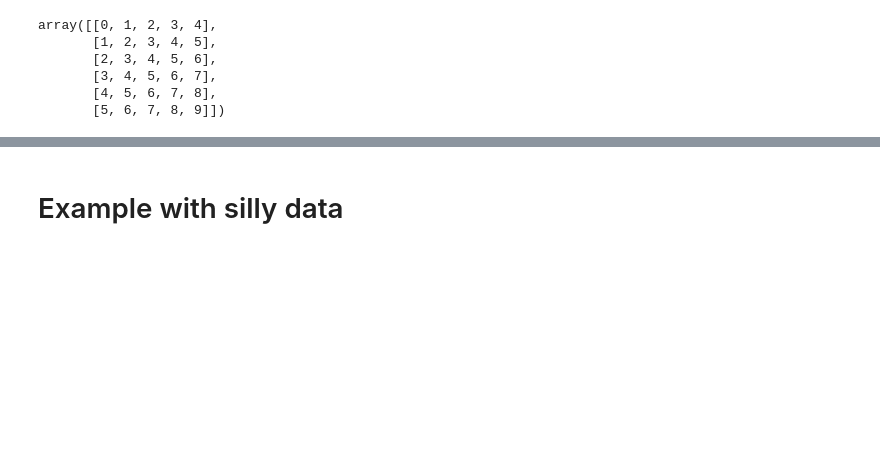
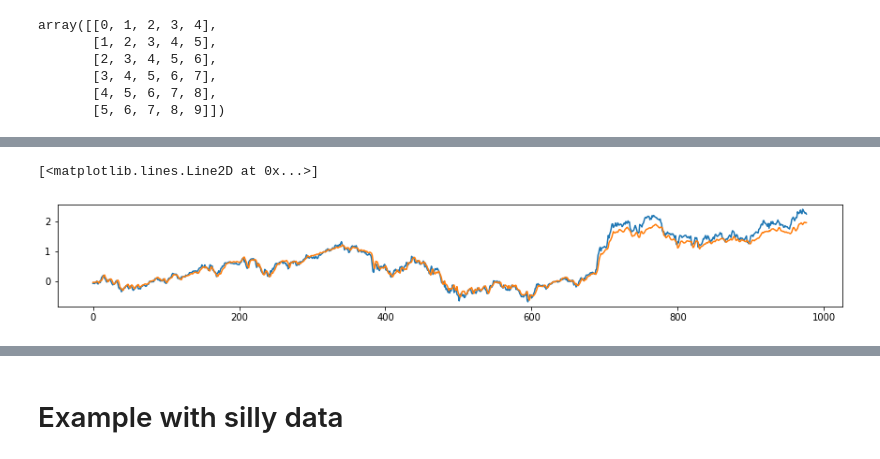
Before and after one commit to jomartla/TimeSeries_StockMarket, a Jupyter notebook: CNN1d.ipynb, the cells around one changed output, grey strips where cells are left out. Cells and saved outputs as stored; diff of their text form; code cells hidden in the pictures; blank space fills up the shorter version.

```diff
--- a/CNN1d.ipynb
+++ b/CNN1d.ipynb
@@ -139,0 +158,9 @@ print(score)
+# %%
+n = len(x)
+x = np.arange(y_test.shape[0])
+fig, ax = plt.subplots( figsize = (15,2))
+plt.plot(x[:n] ,y_test[:n] )
+plt.plot(x[:n] ,y_predicted[:n] )
+# %% [output]
+[<matplotlib.lines.Line2D at 0x...>]
+[figure, added]
```
Also changed, not shown: parts of 40 cells of this notebook, 3 other files.
